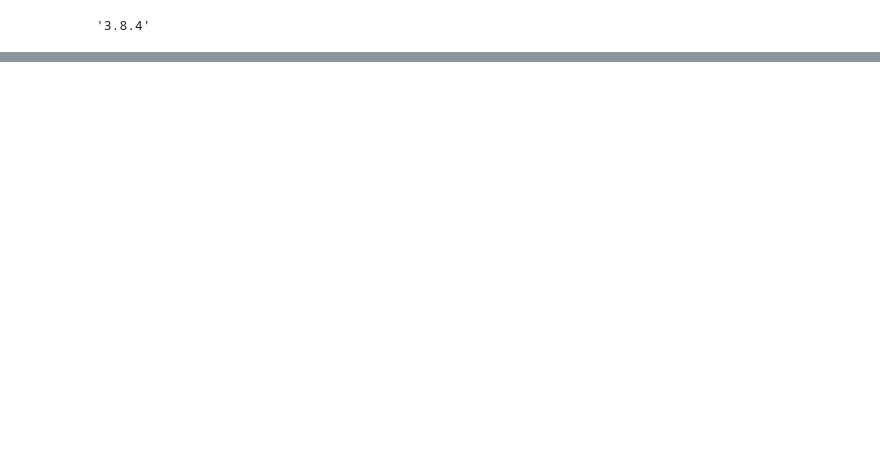
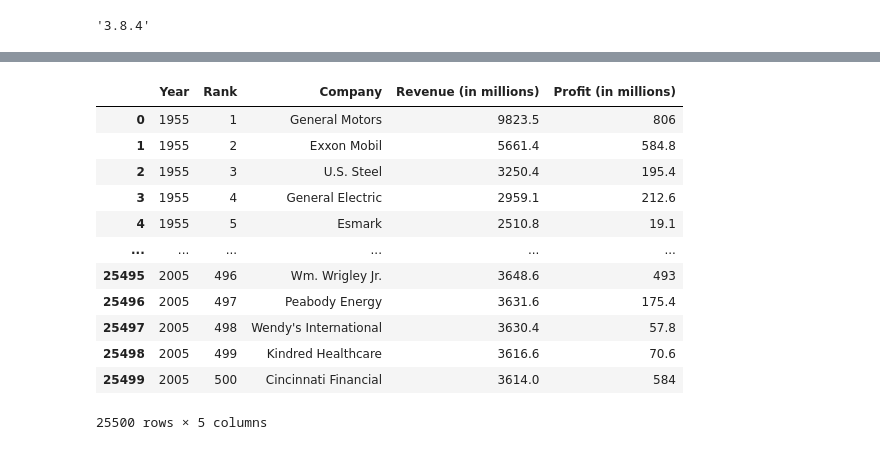
Before and after one commit to Klus3kk/datascience, a Jupyter notebook: Random-Testing/test.ipynb, the cells around one changed output, grey strips where cells are left out. Drawn from its saved outputs; the diff is of its cells as text; code cells hidden in the pictures; blank space fills up the shorter version.

```diff
--- a/Random-Testing/test.ipynb
+++ b/Random-Testing/test.ipynb
@@ -17,0 +29,17 @@ plt.show()
+# %%
+data = pd.read_csv('data.csv')
+data
+# %% [output]
+|  | Year | Rank | Company | Revenue (in millions) | Profit (in millions) |
+| 0 | 1955 | 1 | General Motors | 9823.5 | 806 |
+| 1 | 1955 | 2 | Exxon Mobil | 5661.4 | 584.8 |
+| 2 | 1955 | 3 | U.S. Steel | 3250.4 | 195.4 |
+| 3 | 1955 | 4 | General Electric | 2959.1 | 212.6 |
+| 4 | 1955 | 5 | Esmark | 2510.8 | 19.1 |
+| ... | ... | ... | ... | ... | ... |
+| 25495 | 2005 | 496 | Wm. Wrigley Jr. | 3648.6 | 493 |
+| 25496 | 2005 | 497 | Peabody Energy | 3631.6 | 175.4 |
+| 25497 | 2005 | 498 | Wendy's International | 3630.4 | 57.8 |
+| 25498 | 2005 | 499 | Kindred Healthcare | 3616.6 | 70.6 |
+| 25499 | 2005 | 500 | Cincinnati Financial | 3614.0 | 584 |
+25500 rows × 5 columns
```
Also changed, not shown: parts of 8 cells of this notebook, 1 other file.
